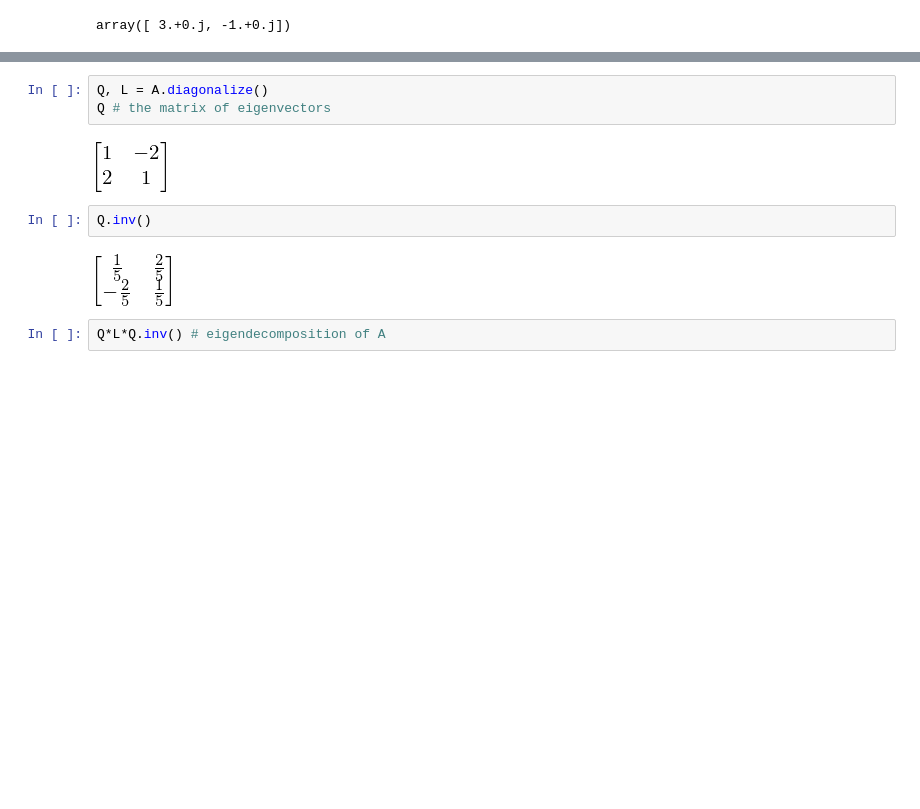
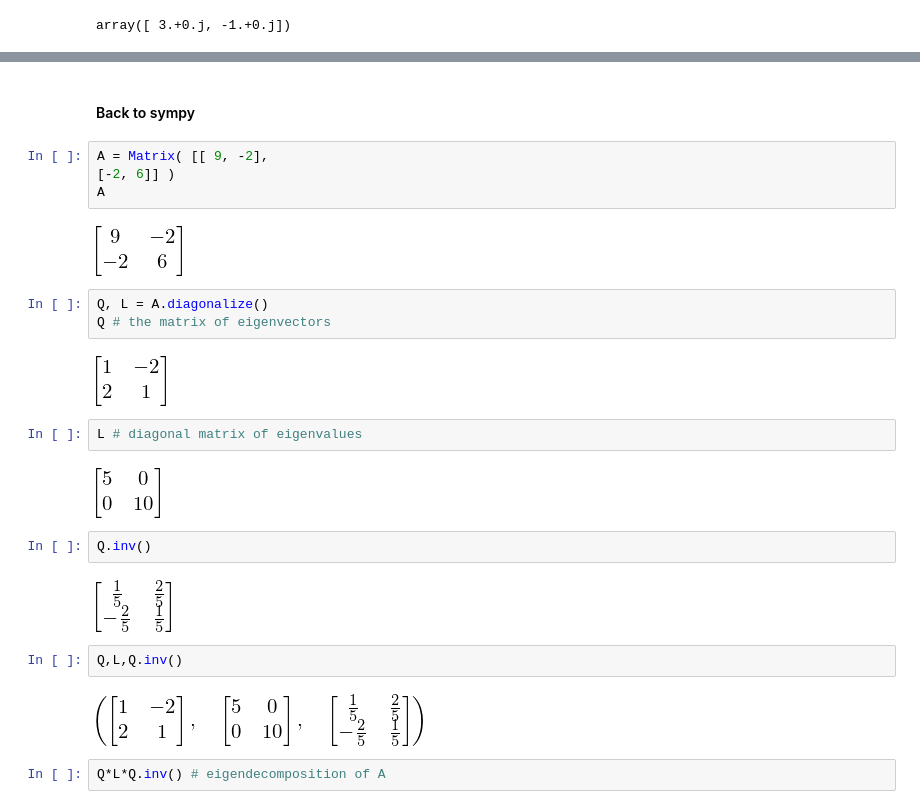
Before and after one commit to jonduan/Economics_note, a Jupyter notebook: macroeconomics/econ501/lab/lab01/linearalgebra.ipynb, the cells around one changed output, grey strips where cells are left out. Drawn from its saved outputs; the diff is of its cells as text; blank space fills up the shorter version.

```diff
--- a/macroeconomics/econ501/lab/lab01/linearalgebra.ipynb
+++ b/macroeconomics/econ501/lab/lab01/linearalgebra.ipynb
@@ -447,12 +456,28 @@ plt.show()
+# %% [markdown]
+#### Back to sympy
+# %%
+A = Matrix( [[ 9, -2],
+[-2, 6]] )
+A
+# %% [output]
+[figure, added]
 # %%
 Q, L = A.diagonalize()
 Q # the matrix of eigenvectors
 # %% [output]
 [figure]
+# %%
+L # diagonal matrix of eigenvalues
+# %% [output]
+[figure, added]
 # %%
 Q.inv()
 # %% [output]
 [figure]
+# %%
+Q,L,Q.inv()
+# %% [output]
+[figure, added]
 # %%
 Q*L*Q.inv() # eigendecomposition of A
 # %% [output]
```
Also changed, not shown: parts of 16 cells of this notebook, 1 other file.
